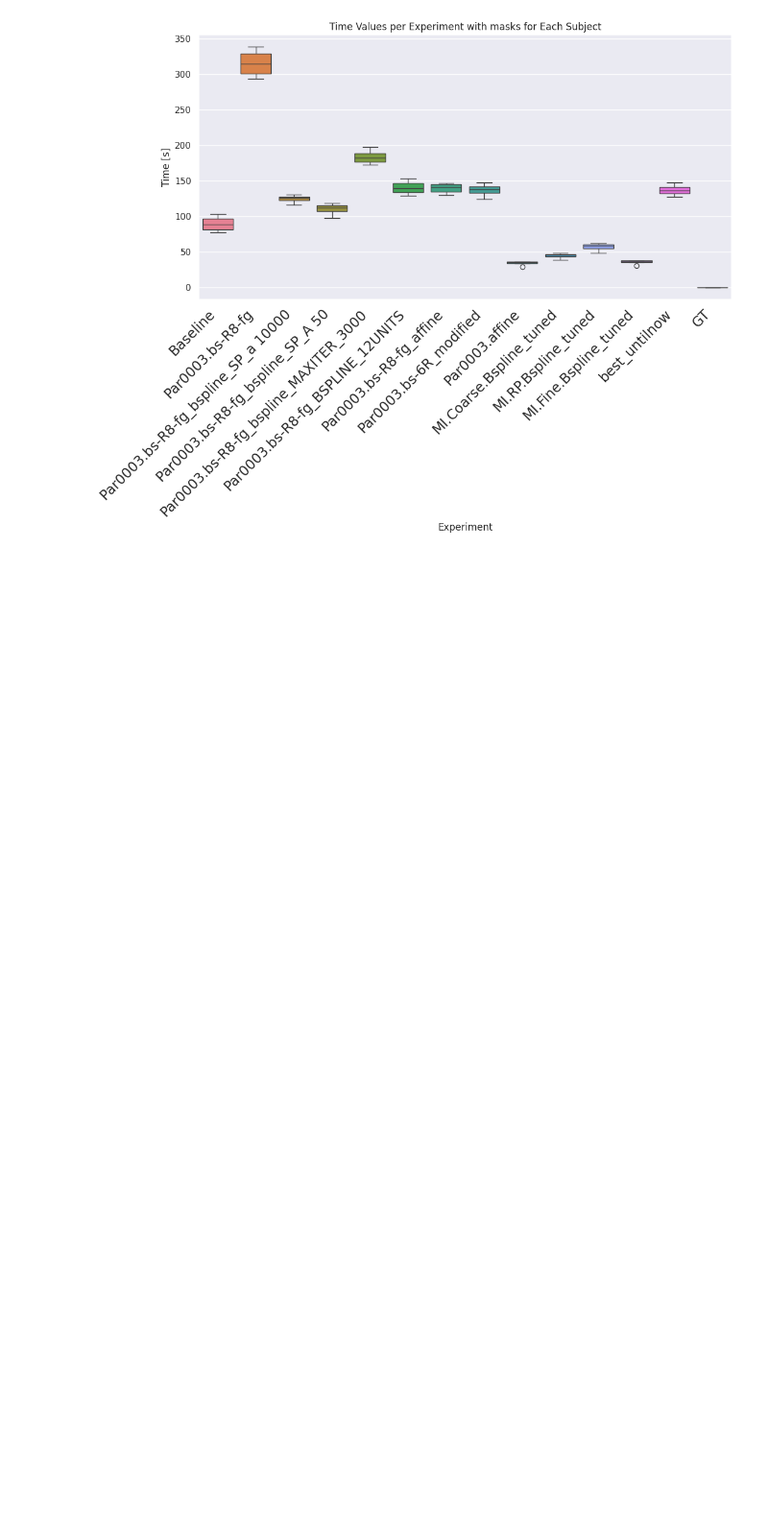
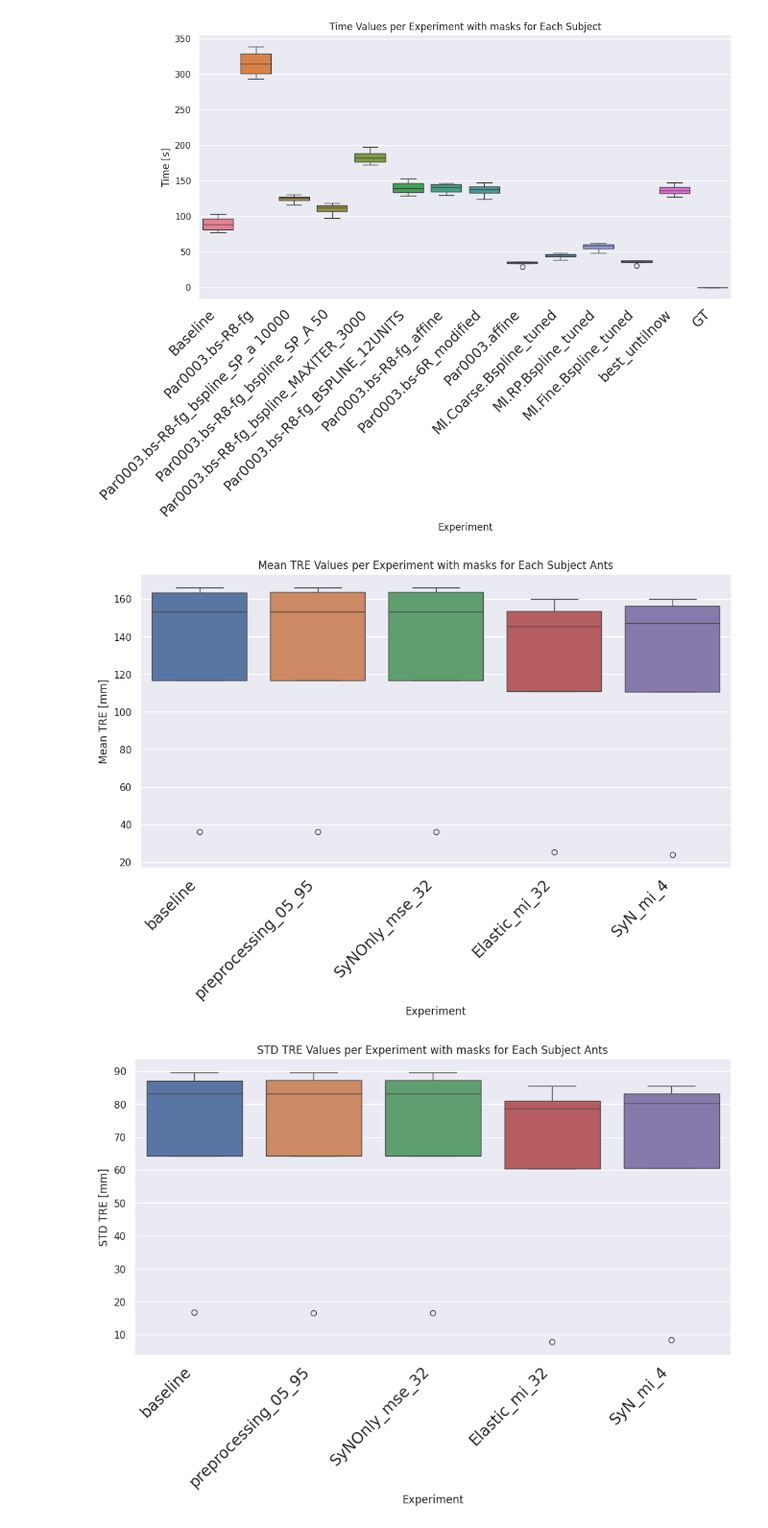
Before and after one commit to EdAlita/lung_registration, a Jupyter notebook: noteebooks/04_analyze_results.ipynb, the cells around one changed output. Shown at 96% size. Saved outputs shown, nothing was run; the diff lists cells and outputs as text; code cells hidden in the pictures; blank space fills up the shorter version.

```diff
--- a/noteebooks/04_analyze_results.ipynb
+++ b/noteebooks/04_analyze_results.ipynb
@@ -163,3 +163,82 @@ plt.show()
 [figure]
 [figure]
 [figure]
+# %%
+file_path = '../experiments/ants/results.json'
+
+with open(file_path, 'r') as file:
+    data = json.load(file)
+
+experiments = list(data.keys())
+sns.set(style="darkgrid")
+df = pd.DataFrame()
+df = pd.concat([pd.DataFrame({'Experiment': experiment, 'Subject': subject, 'Mean_TRE': values['mean_tre']},
+                             index=[0])
+                for experiment in data
+                for subject, values in data[experiment].items()], ignore_index=True)
+palette_colors = sns.color_palette("Paired", n_colors=len(df['Experiment'].unique()))
+plt.figure(figsize=(12, 6))
+sns.boxplot(x='Experiment', y='Mean_TRE',hue='Experiment',data=df)
+plt.xticks(
+    rotation=45,
+    horizontalalignment='right',
+    fontweight='light',
+    fontsize='x-large'
+)
+plt.title('Mean TRE Values per Experiment with masks for Each Subject Ants')
+plt.xlabel('Experiment')
+plt.ylabel('Mean TRE [mm]')
+plt.show()
+file_path = '../experiments/ants/results.json'
+
+with open(file_path, 'r') as file:
+    data = json.load(file)
+
+experiments = list(data.keys())
+sns.set(style="darkgrid")
+df = pd.DataFrame()
+df = pd.concat([pd.DataFrame({'Experiment': experiment, 'Subject': subject, 'STD_tre': values['std_tre']},
+                             index=[0])
+                for experiment in data
+                for subject, values in data[experiment].items()], ignore_index=True)
+palette_colors = sns.color_palette("Paired", n_colors=len(df['Experiment'].unique()))
+plt.figure(figsize=(12, 6))
+sns.boxplot(x='Experiment', y='STD_tre',hue='Experiment',data=df)
+plt.xticks(
+    rotation=45,
+    horizontalalignment='right',
+    fontweight='light',
+    fontsize='x-large'
+)
+plt.title('STD TRE Values per Experiment with masks for Each Subject Ants')
+plt.xlabel('Experiment')
+plt.ylabel('STD TRE [mm]')
+plt.show()
+file_path = '../experiments/ants/results.json'
+
+with open(file_path, 'r') as file:
+    data = json.load(file)
+
+experiments = list(data.keys())
+sns.set(style="darkgrid")
+df = pd.DataFrame()
+df = pd.concat([pd.DataFrame({'Experiment': experiment, 'Subject': subject, 'time': values['time']},
+                             index=[0])
+                for experiment in data
+                for subject, values in data[experiment].items()], ignore_index=True)
+palette_colors = sns.color_palette("Paired", n_colors=len(df['Experiment'].unique()))
+plt.figure(figsize=(12, 6))
+sns.boxplot(x='Experiment', y='time',hue='Experiment',data=df)
+plt.xticks(
+    rotation=45,
+    horizontalalignment='right',
+    fontweight='light',
+    fontsize='x-large'
+)
+plt.title('Time Values per Experiment with masks for Each Subject ants')
+plt.xlabel('Experiment')
+plt.ylabel('Time [s]')
+plt.show()
+# %% [output]
+[figure, added]
+[figure, added]
```
Also changed, not shown: parts of 1 cell of this notebook, 1 other file.
